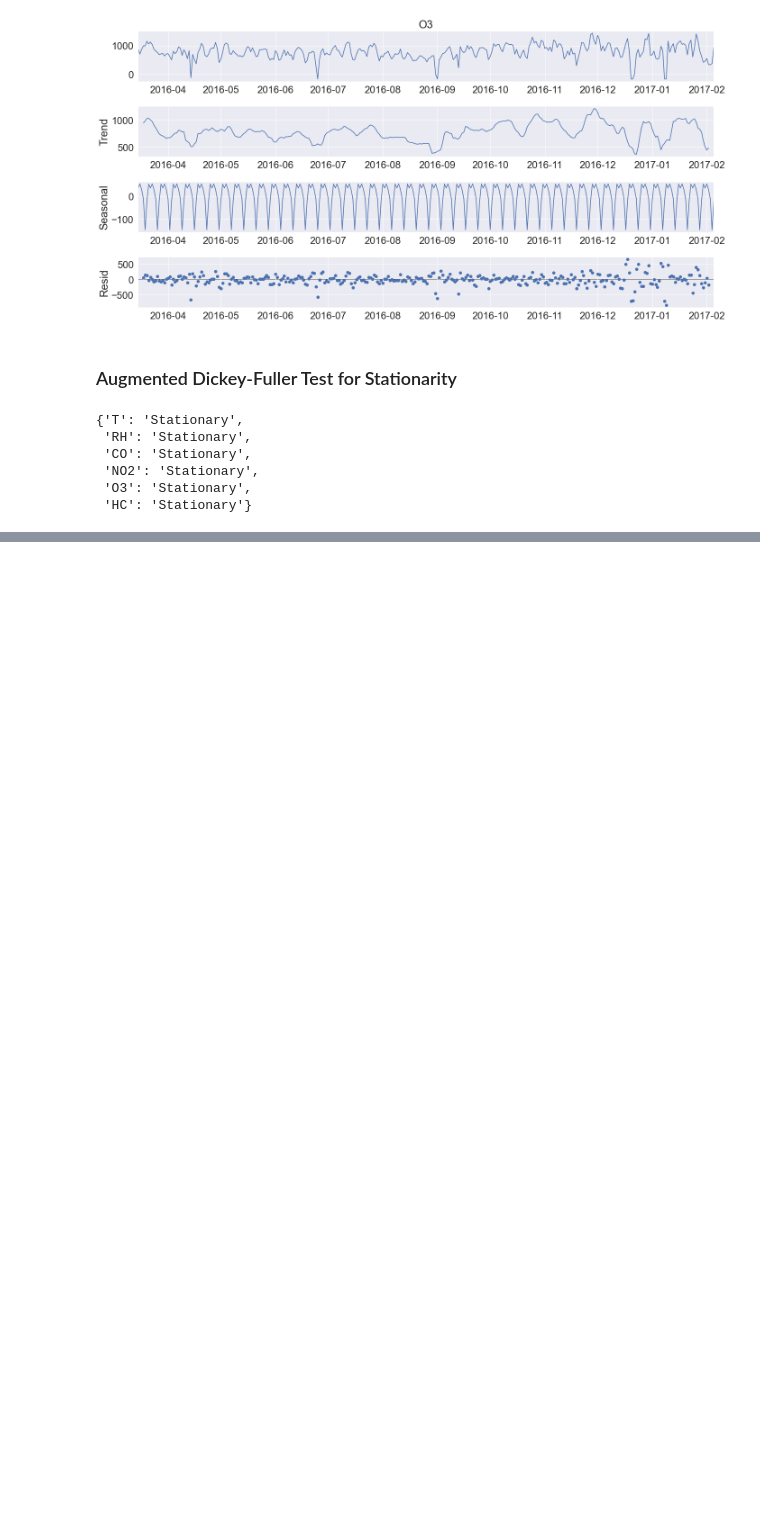
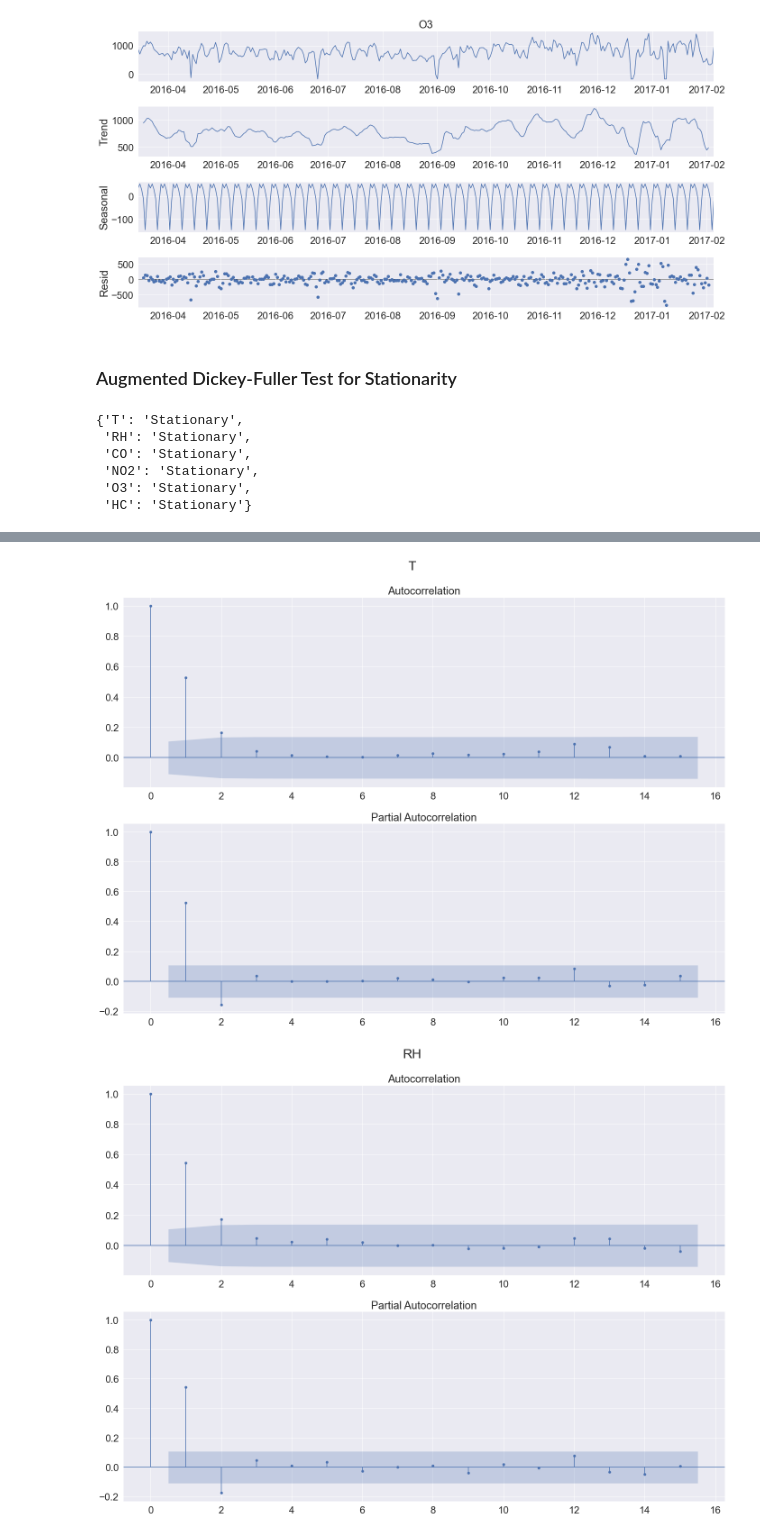
Before and after one commit to amidstdebug/DAAA-Y2-S1, a Jupyter notebook: AIML/CA2/Part_A/part_a.ipynb, the cells around one changed output, grey strips where cells are left out. Saved outputs shown, nothing was run; the diff lists cells and outputs as text; code cells hidden in the pictures; blank space fills up the shorter version.

```diff
--- a/AIML/CA2/Part_A/part_a.ipynb
+++ b/AIML/CA2/Part_A/part_a.ipynb
@@ -540,0 +613,18 @@ print(a)
+# %%
+from statsmodels.graphics.tsaplots import plot_pacf, plot_acf
+
+
+def plot_acf_graph(df):
+    for col in df.columns:
+        i=0
+        f, ax = plt.subplots(nrows=2, ncols=1, figsize=(20, 15))
+        plot_acf(df[col],lags=15, ax=ax[i])
+        plot_pacf(df[col],lags=15, ax=ax[i+1], method='ols')
+        plt.tight_layout()
+        plt.suptitle(col)
+        plt.show()
+
+plot_acf_graph(df)
+# %% [output]
+[figure, added]
+[figure, added]
```
Also changed, not shown: parts of 25 cells of this notebook, 2 other files.
